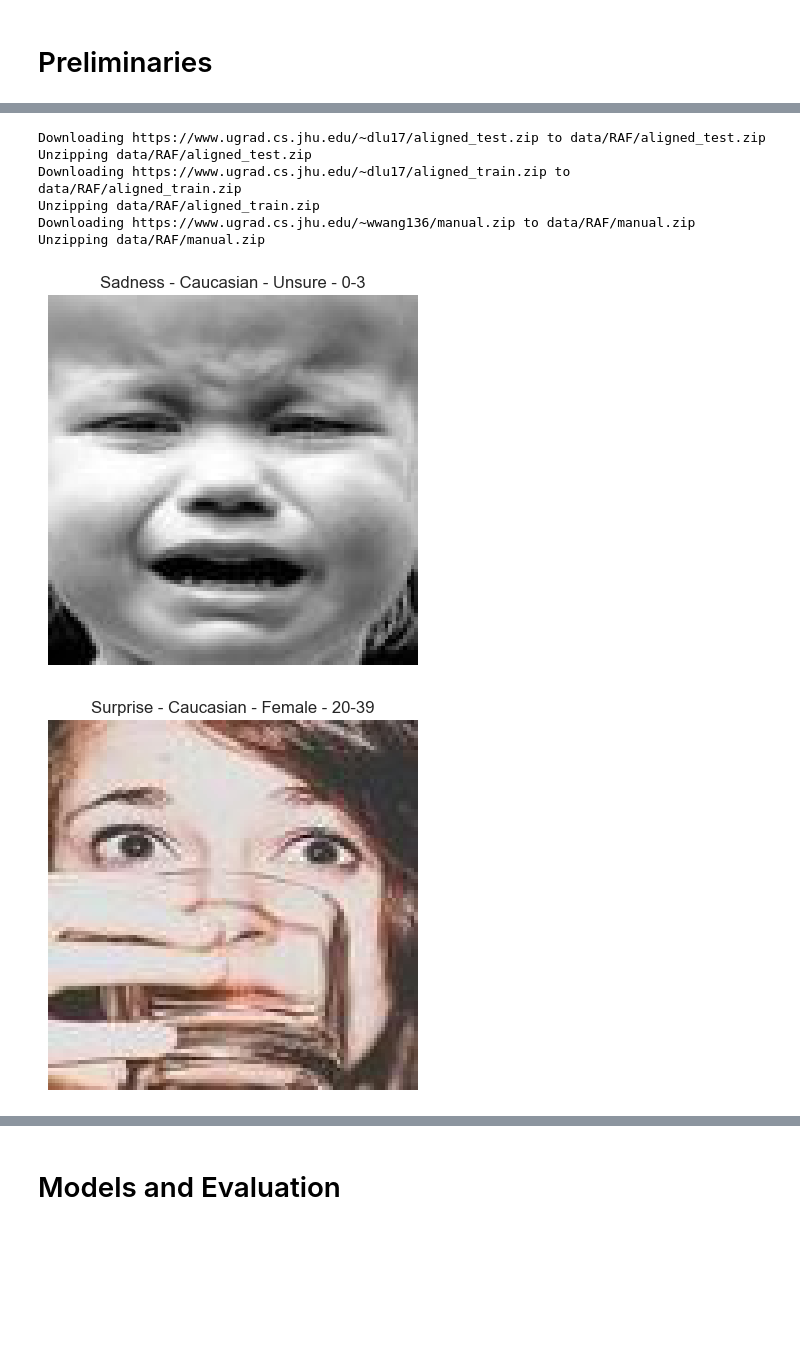
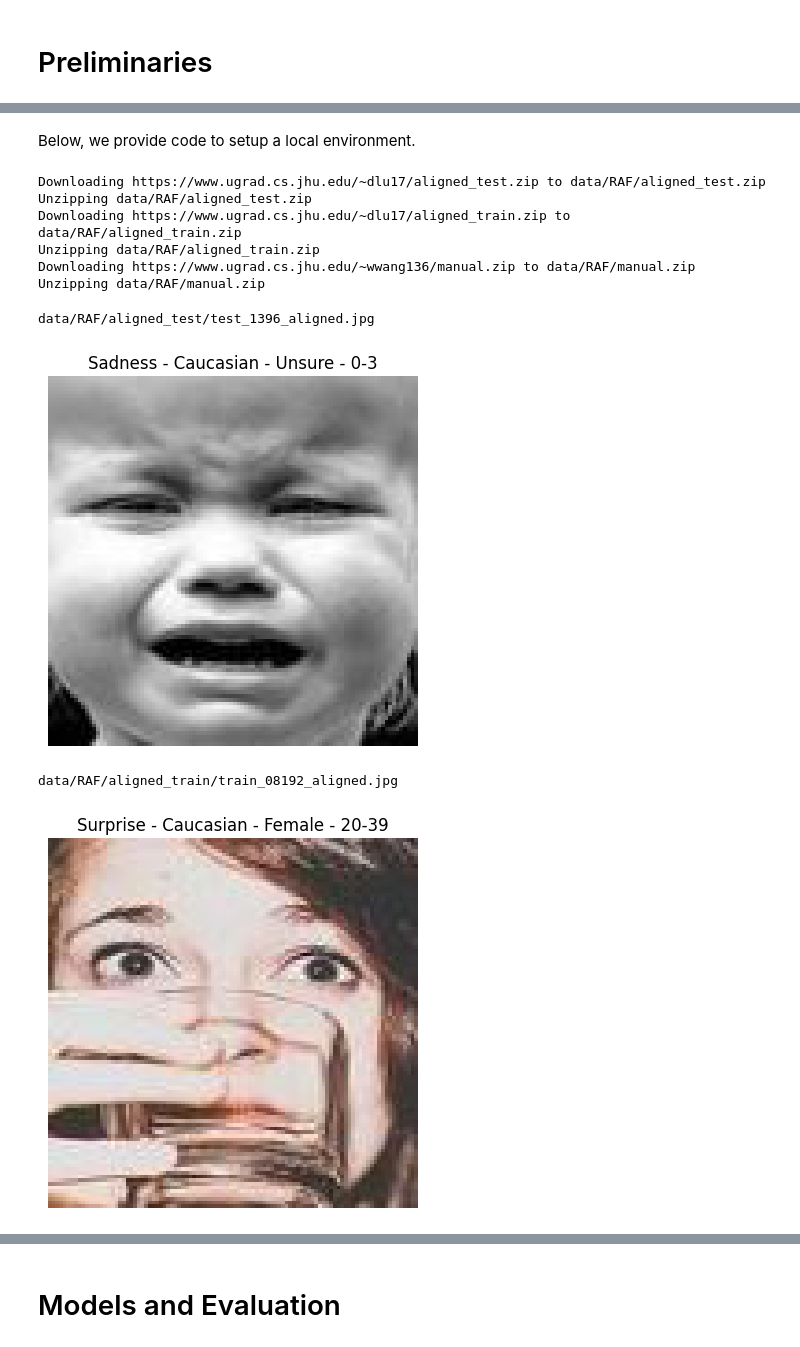
Before and after one commit to Lu-David/frowning-bias, a Jupyter notebook: Final_Project_Submission.ipynb, the cells around one changed output, grey strips where cells are left out. Drawn from its saved outputs; the diff is of its cells as text; code cells hidden in the pictures; blank space fills up the shorter version.

Commit message:
outline, started to fill in data/evaluation stuff

```diff
--- a/Final_Project_Submission.ipynb
+++ b/Final_Project_Submission.ipynb
@@ -67,3 +58,5 @@ How many examples in each?
+# %% [markdown]
+Below, we provide code to setup a local environment.
 # %%
 # # Run this cell if using google colab
 # from google.colab import drive
@@ -165,17 +158,20 @@ assert len(df) == len(df_train) + len(df_test)
 # %%
 from PIL import Image
 from numpy.random import RandomState
 
 random_state = RandomState(1)
-samples = df.sample(10, random_state=random_state)
+samples = df.sample(2, random_state=random_state)
 for i in range(len(samples)):
     sample = samples.iloc[i]
     img = Image.open(sample["Path"])
+    print(sample["Path"])
     plt.imshow(img)
     plt.title(f"{sample['EmotionLabel']} - {sample['RaceLabel']} - {sample['GenderLabel']} - {sample['AgeLabel']}")
     # hide the axes
     plt.axis('off')
     plt.show()
 # %% [output]
+data/RAF/aligned_test/test_1396_aligned.jpg
-[figure, old version]
+[figure, new version]
+data/RAF/aligned_train/train_08192_aligned.jpg
-[figure, old version]
+[figure, new version]
```
Also changed, not shown: parts of 41 cells of this notebook.
